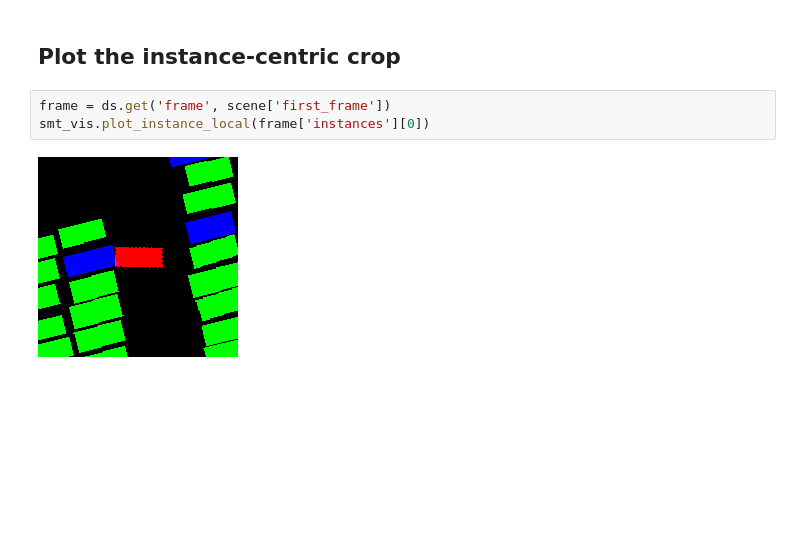
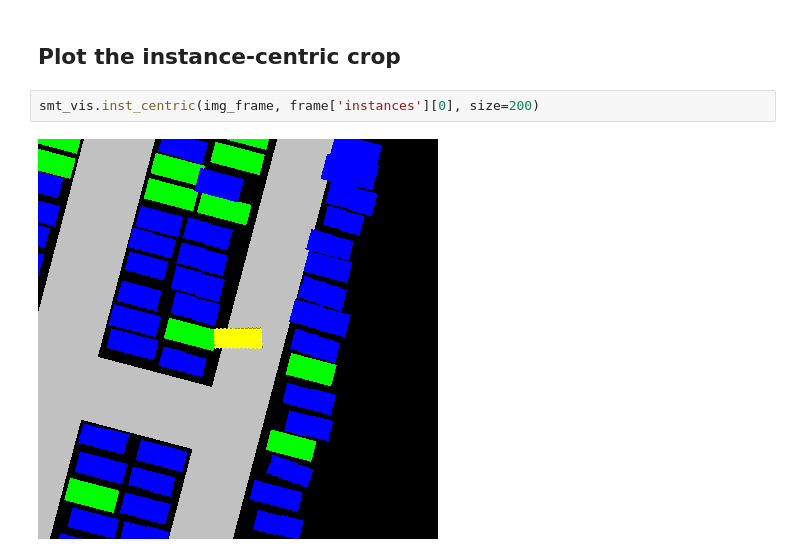
Before and after one commit to MPC-Berkeley/dlp-dataset, a Jupyter notebook: visualization.ipynb, the cells around one changed output. Saved outputs shown, nothing was run; the diff lists cells and outputs as text; blank space fills up the shorter version.

```diff
--- a/visualization.ipynb
+++ b/visualization.ipynb
@@ -48,7 +52,6 @@ smt_vis.plot_frame(scene['first_frame'])
 # %% [markdown]
 ## Plot the instance-centric crop
-# %%
-frame = ds.get('frame', scene['first_frame'])
-smt_vis.plot_instance_local(frame['instances'][0])
-# %% [output]
-[figure, removed]
+# %%
+smt_vis.inst_centric(img_frame, frame['instances'][0], size=200)
+# %% [output]
+[figure, added]
```
Also changed, not shown: parts of 3 cells of this notebook, 2 other files.
